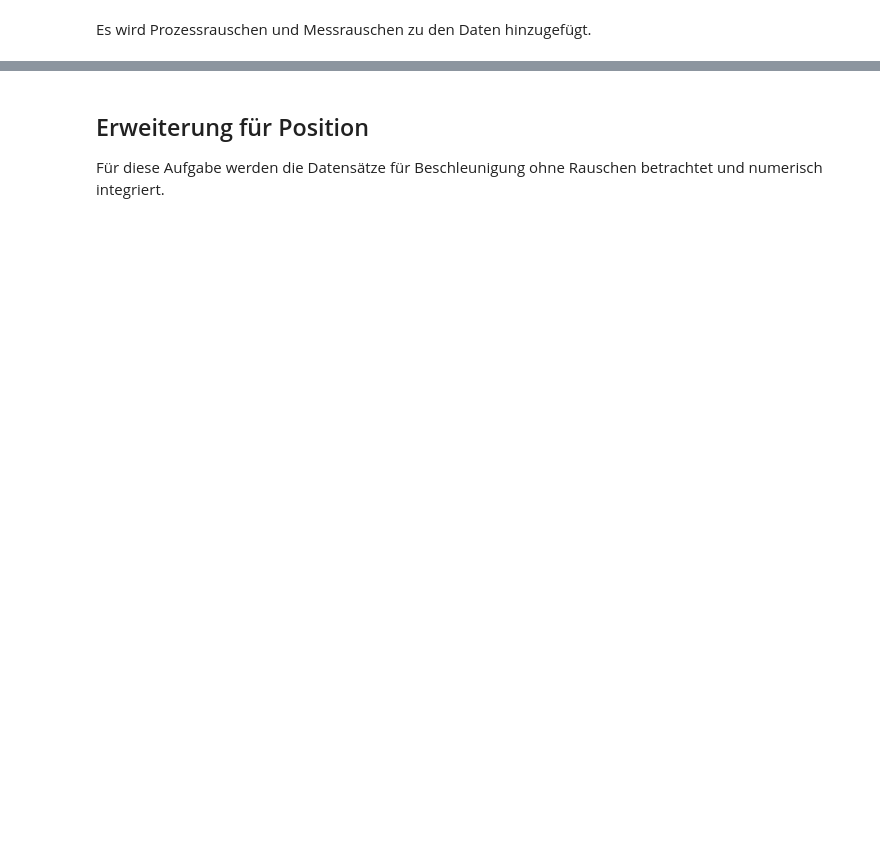
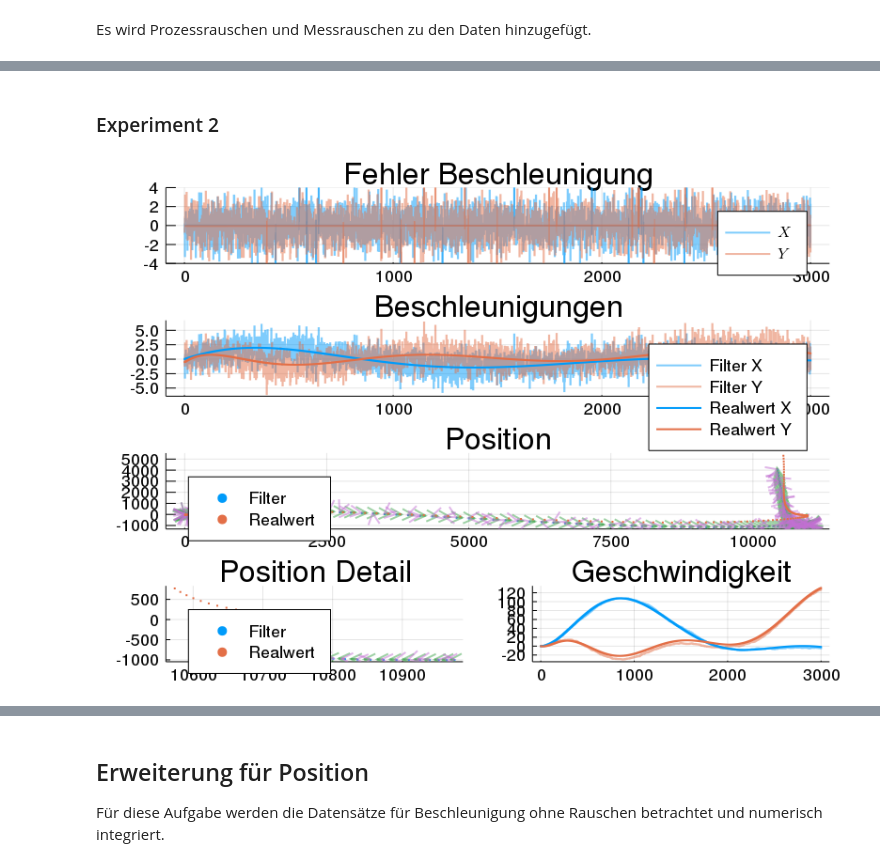
Before and after one commit to hydroid7/kalman, a Jupyter notebook: 03.carposition/Beschleunigung-Position-Testdata.ipynb, the cells around one changed output, grey strips where cells are left out. Drawn from its saved outputs; the diff is of its cells as text; code cells hidden in the pictures; blank space fills up the shorter version.

```diff
--- a/03.carposition/Beschleunigung-Position-Testdata.ipynb
+++ b/03.carposition/Beschleunigung-Position-Testdata.ipynb
@@ -266,0 +464,8 @@ p
+# %% [markdown]
+### Experiment 2
+# %%
+R = I .* 0.001
+Q = I .* 0.4
+experimentAccel(A, Q, G, R, x_0, Σ_0, generated_data, 2)
+# %% [output]
+[figure, added]
```
Also changed, not shown: parts of 35 cells of this notebook, 31 other files.
